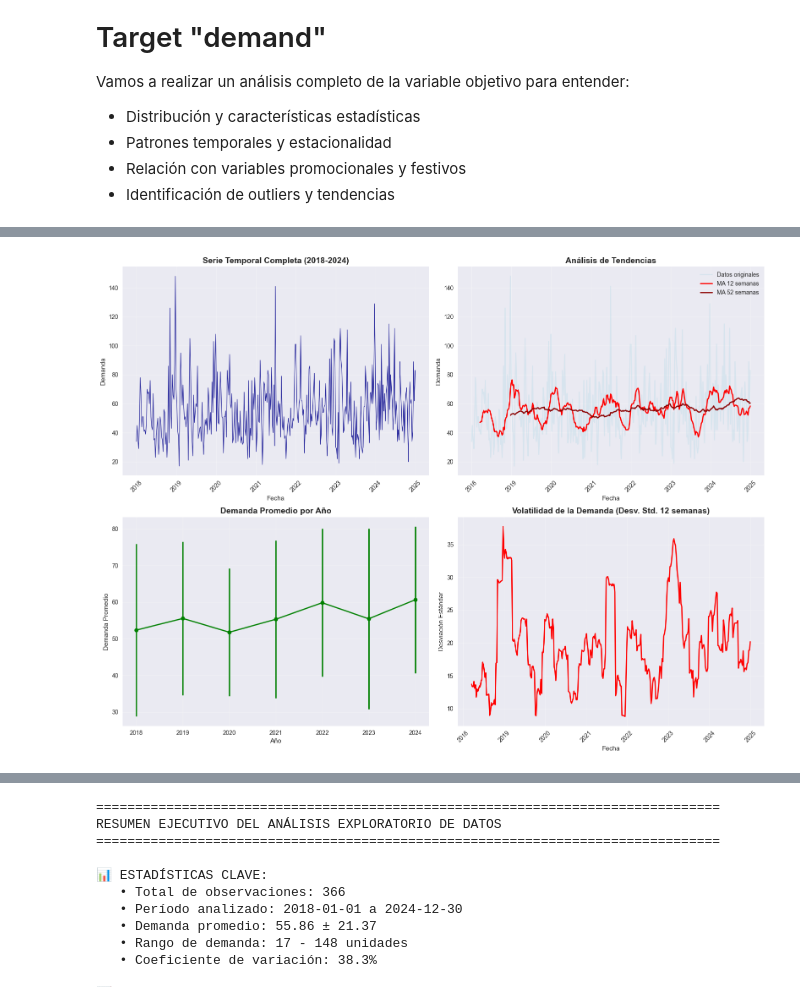
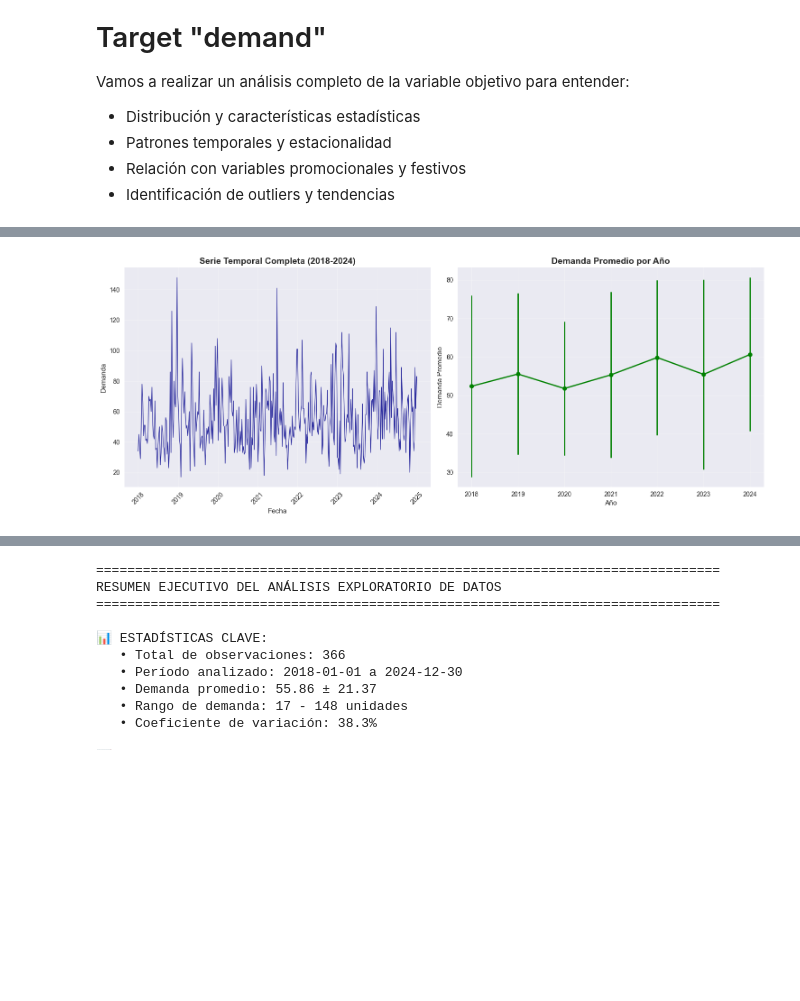
Before and after one commit to Javilejoo/DL-ProyectoFinal-PrediccionDemandaLSTM, a Jupyter notebook: predicciones.ipynb, the cells around one changed output, grey strips where cells are left out. Saved outputs shown, nothing was run; the diff lists cells and outputs as text; code cells hidden in the pictures; blank space fills up the shorter version.

```diff
--- a/predicciones.ipynb
+++ b/predicciones.ipynb
@@ -219,51 +206,29 @@ plt.show()
 # %%
 # 2. ANÁLISIS TEMPORAL COMPLETO
-fig, axes = plt.subplots(2, 2, figsize=(16, 12))
+fig, axes = plt.subplots(1, 2, figsize=(15, 6))
 
 # Serie temporal completa
-axes[0,0].plot(df['week_start'], df['demand'], linewidth=1, alpha=0.8, color='darkblue')
-axes[0,0].set_title('Serie Temporal Completa (2018-2024)', fontsize=14, fontweight='bold')
-axes[0,0].set_xlabel('Fecha')
-axes[0,0].set_ylabel('Demanda')
-axes[0,0].tick_params(axis='x', rotation=45)
-axes[0,0].grid(True, alpha=0.3)
+axes[0].plot(df['week_start'], df['demand'], linewidth=1, alpha=0.8, color='darkblue')
+axes[0].set_title('Serie Temporal Completa (2018-2024)', fontsize=14, fontweight='bold')
+axes[0].set_xlabel('Fecha')
+axes[0].set_ylabel('Demanda')
+axes[0].tick_params(axis='x', rotation=45)
+axes[0].grid(True, alpha=0.3)
 
-# Tendencia con medias móviles
-df_sorted = df.sort_values('week_start')
-ma_12 = df_sorted['demand'].rolling(window=12).mean()
-ma_52 = df_sorted['demand'].rolling(window=52).mean()
-
-axes[0,1].plot(df_sorted['week_start'], df_sorted['demand'], alpha=0.3, label='Datos originales', color='lightblue')
-axes[0,1].plot(df_sorted['week_start'], ma_12, label='MA 12 semanas', linewidth=2, color='red')
-axes[0,1].plot(df_sorted['week_start'], ma_52, label='MA 52 semanas', linewidth=2, color='darkred')
-axes[0,1].set_title('Análisis de Tendencias', fontsize=14, fontweight='bold')
-axes[0,1].set_xlabel('Fecha')
-axes[0,1].set_ylabel('Demanda')
-axes[0,1].legend()
-axes[0,1].tick_params(axis='x', rotation=45)
-axes[0,1].grid(True, alpha=0.3)
 
 # Demanda por año
 yearly_demand = df.groupby('year')['demand'].agg(['mean', 'std']).reset_index()
-axes[1,0].errorbar(yearly_demand['year'], yearly_demand['mean'],
+axes[1].errorbar(yearly_demand['year'], yearly_demand['mean'],
                    yerr=yearly_demand['std'], marker='o', capsize=5, linewidth=2, color='green')
-axes[1,0].set_title('Demanda Promedio por Año', fontsize=14, fontweight='bold')
-axes[1,0].set_xlabel('Año')
-axes[1,0].set_ylabel('Demanda Promedio')
-axes[1,0].grid(True, alpha=0.3)
+axes[1].set_title('Demanda Promedio por Año', fontsize=14, fontweight='bold')
+axes[1].set_xlabel('Año')
+axes[1].set_ylabel('Demanda Promedio')
+axes[1].grid(True, alpha=0.3)
 
-# Volatilidad (desviación estándar móvil)
-rolling_std = df_sorted['demand'].rolling(window=12).std()
-axes[1,1].plot(df_sorted['week_start'], rolling_std, color='red', linewidth=2)
-axes[1,1].set_title('Volatilidad de la Demanda (Desv. Std. 12 semanas)', fontsize=14, fontweight='bold')
-axes[1,1].set_xlabel('Fecha')
-axes[1,1].set_ylabel('Desviación Estándar')
-axes[1,1].tick_params(axis='x', rotation=45)
-axes[1,1].grid(True, alpha=0.3)
 
 plt.tight_layout()
 plt.show()
 # %% [output]
-[figure, old version]
+[figure, new version]
 # %%
 # 3. ANÁLISIS ESTACIONAL
```
Also changed, not shown: parts of 6 cells of this notebook.
